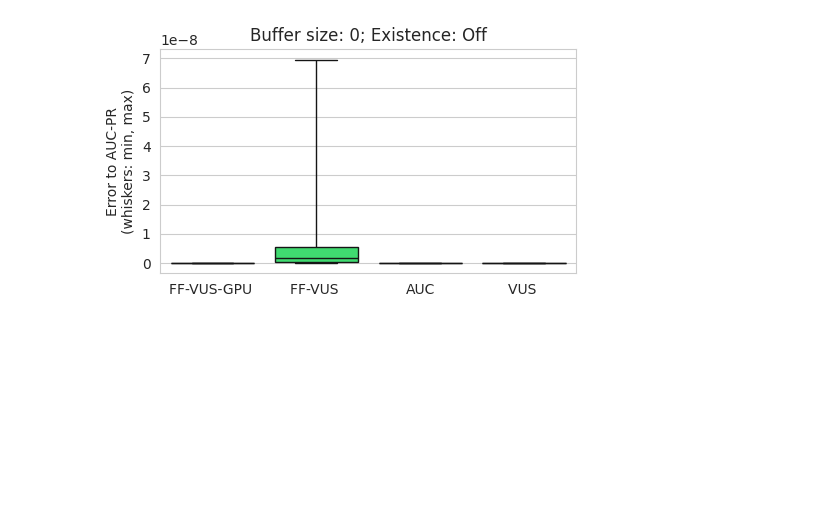
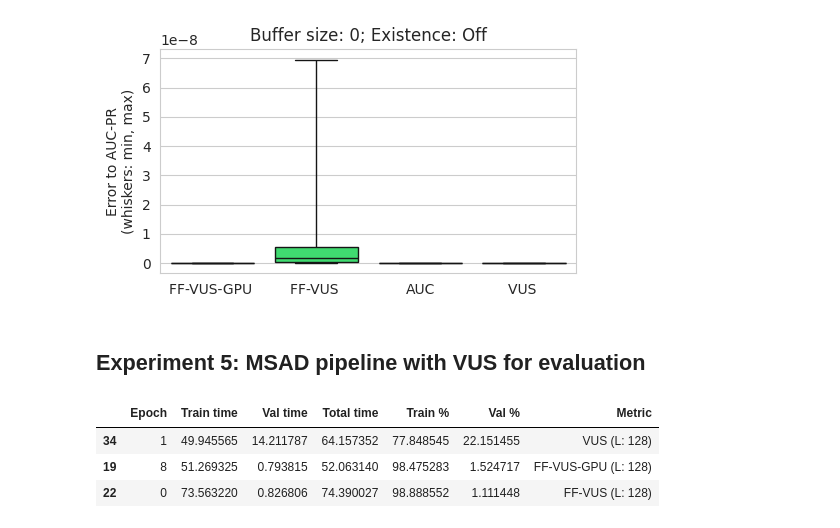
Before and after one commit to sylligardos/autovus, a Jupyter notebook: src/notebooks/experimental_results.ipynb, the cells around one changed output. Cells and saved outputs as stored; diff of their text form; code cells hidden in the pictures; blank space fills up the shorter version.

```diff
--- a/src/notebooks/experimental_results.ipynb
+++ b/src/notebooks/experimental_results.ipynb
@@ -908,3 +912,33 @@ axis.set_xticks(np.arange(len(metrics)), [x.replace('(L: 128)', '') for x in met
 finalize_plot(save_fig_path, 'error_auc_equivalence')
 # %% [output]
 [figure]
+# %% [markdown]
+## Experiment 5: MSAD pipeline with VUS for evaluation
+# %%
+curr_experiment_path = os.path.join(experiments_path, 'compare_train_metrics', 'results')
+
+result_files = [file for file in os.listdir(curr_experiment_path) if file.endswith('.csv')]
+
+df = pd.DataFrame()
+for file in tqdm(result_files):
+    file_path = os.path.join(curr_experiment_path, file)
+    curr_df = pd.read_csv(file_path, index_col=0).reset_index()
+    curr_df = curr_df.rename(columns={
+        'epoch': 'Epoch',
+        'train_time': 'Train time',
+        'val_time': 'Val time',
+        'total_time': 'Total time',
+        'train_pct': 'Train %',
+        'val_pct': 'Val %'
+    })
+    curr_df['Metric'] = file.split('_')[3]
+    df = pd.concat([df, curr_df], ignore_index=True)
+
+df
+df['Metric'] = df['Metric'].map(formal_names)
+df.sample(3)
+# %% [output]
+|  | Epoch | Train time | Val time | Total time | Train % | Val % | Metric |
+| 34 | 1 | 49.945565 | 14.211787 | 64.157352 | 77.848545 | 22.151455 | VUS (L: 128) |
+| 19 | 8 | 51.269325 | 0.793815 | 52.063140 | 98.475283 | 1.524717 | FF-VUS-GPU (L: 128) |
+| 22 | 0 | 73.563220 | 0.826806 | 74.390027 | 98.888552 | 1.111448 | FF-VUS (L: 128) |
```
Also changed, not shown: parts of 3 cells of this notebook, 1 other file.
